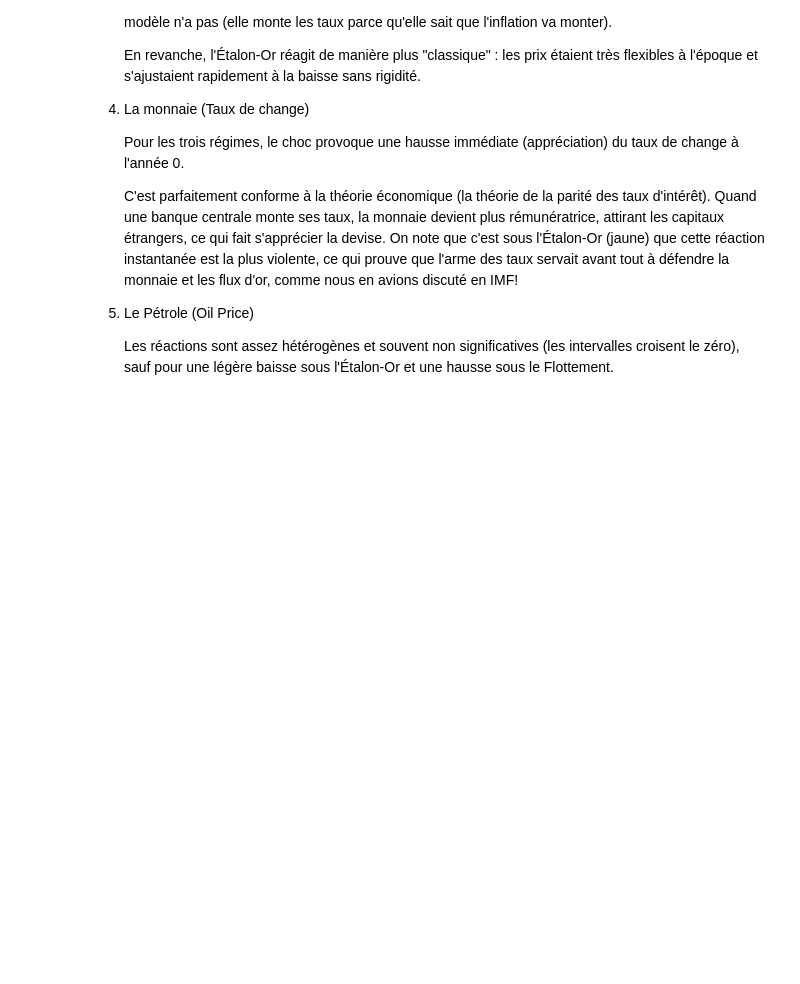
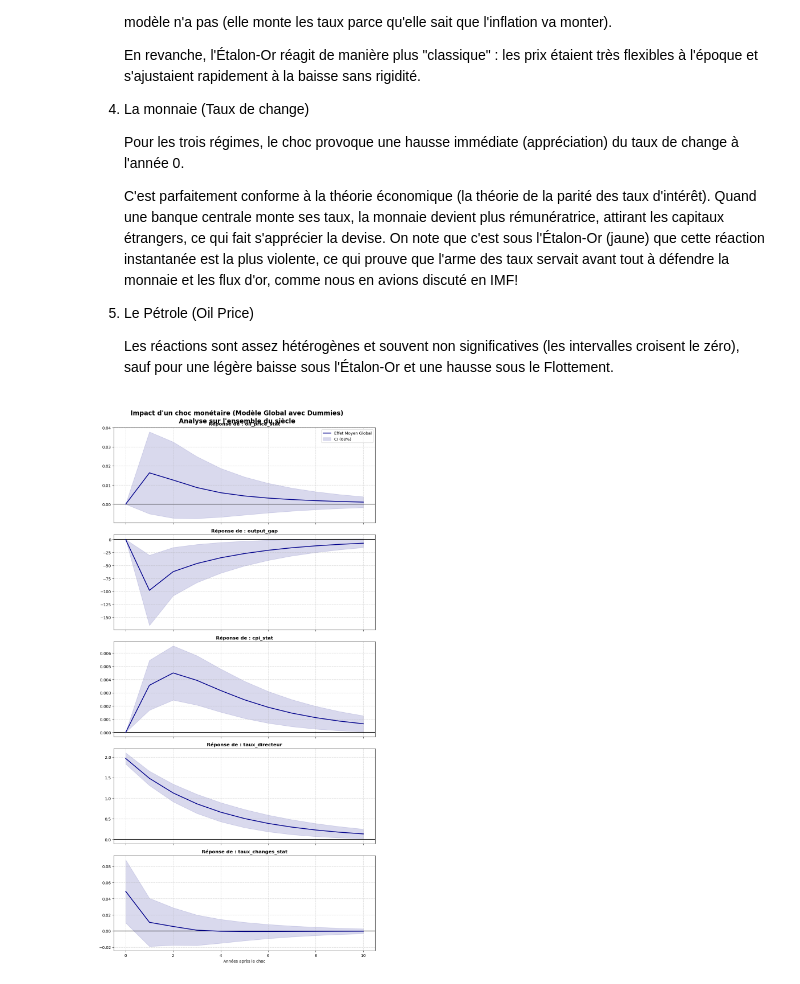
Before and after one commit to TimmGRT/Monetary-Policy-UK-1870-2025, a Jupyter notebook: CODE_ZONE/ryan_code/ryan_code.ipynb, the cells around one changed output. Drawn from its saved outputs; the diff is of its cells as text; code cells hidden in the pictures; blank space fills up the shorter version.

Commit message:
Svar changes

```diff
--- a/CODE_ZONE/ryan_code/ryan_code.ipynb
+++ b/CODE_ZONE/ryan_code/ryan_code.ipynb
@@ -203,3 +203,62 @@ plt.show()
 5. Le Pétrole (Oil Price)
 
    Les réactions sont assez hétérogènes et souvent non significatives (les intervalles croisent le zéro), sauf pour une légère baisse sous l'Étalon-Or et une hausse sous le Flottement.
+# %%
+#Ici j'essaie d'appliquer ce que le professeur nous a demandé, tout d'abord en ajoutant une variable dummies pour distinguer les périodes.
+import numpy as np
+
+# Je crée des colonnes qui indiquent au modèle dans quel régime on se trouve.
+df_detrended['dummy_gold'] = np.where(df_detrended['year'] < 1914, 1, 0)
+df_detrended['dummy_bw'] = np.where((df_detrended['year'] >= 1945) & (df_detrended['year'] <= 1971), 1, 0)
+df_detrended['dummy_float'] = np.where(df_detrended['year'] > 1971, 1, 0)
+
+# Je prépare mes données
+variables_svar = ['oil_price_stat', 'output_gap', 'cpi_stat', 'taux_directeur', 'taux_changes_stat']
+variables_exog = ['dummy_gold', 'dummy_bw', 'dummy_float']
+
+df_model = df_detrended.set_index('year')
+data_endog = df_model[variables_svar]
+data_exog = df_model[variables_exog]
+
+# J'estime un seul VAR sur toute la période (100+ ans) en incluant les dummies.
+res_global = VAR(data_endog, exog=data_exog).fit(1)
+
+# Je génère les IRF pour ce modèle global
+horizon = 10
+irf_global = res_global.irf(horizon)
+
+#Je génère les graphs
+var_names = res_global.names
+idx_choc = var_names.index('taux_directeur')
+
+fig, axes = plt.subplots(nrows=len(var_names), ncols=1, figsize=(10, 20), sharex=True)
+fig.suptitle("Impact d'un choc monétaire (Modèle Global avec Dummies)\nAnalyse sur l'ensemble du siècle",
+             fontsize=16, fontweight='bold', y=0.98)
+
+z = 1 # Pour l'intervalle à 68%
+
+for i, var_reponse in enumerate(var_names):
+    idx_reponse = var_names.index(var_reponse)
+    ax = axes[i]
+
+    # 1. Extraction de la moyenne (Cholesky appliqué au modèle global)
+    valeurs = irf_global.orth_irfs[:, idx_reponse, idx_choc]
+
+    # 2. Calcul des intervalles de confiance
+    se = irf_global.stderr(orth=True)[:, idx_reponse, idx_choc]
+    lower, upper = valeurs - z * se, valeurs + z * se
+
+    # 3. Tracé
+    ax.axhline(0, color='black', linewidth=1.5)
+    ax.plot(valeurs, color='darkblue', linewidth=2, label='Effet Moyen Global')
+    ax.fill_between(range(horizon + 1), lower, upper, color='darkblue', alpha=0.15, label='CI (68%)')
+
+    ax.set_title(f"Réponse de : {var_reponse}", fontsize=12, fontweight='bold')
+    ax.grid(True, linestyle='--', alpha=0.6)
+    if i == 0: ax.legend()
+
+plt.xlabel("Années après le choc")
+plt.tight_layout()
+plt.show()
+# %% [output]
+[figure, added]
```
Also changed, not shown: parts of 3 cells of this notebook.
